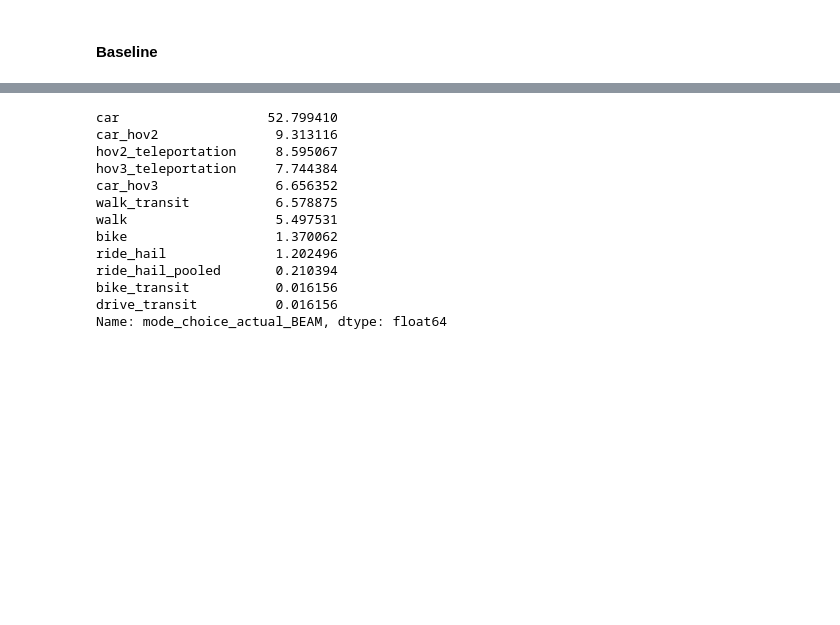
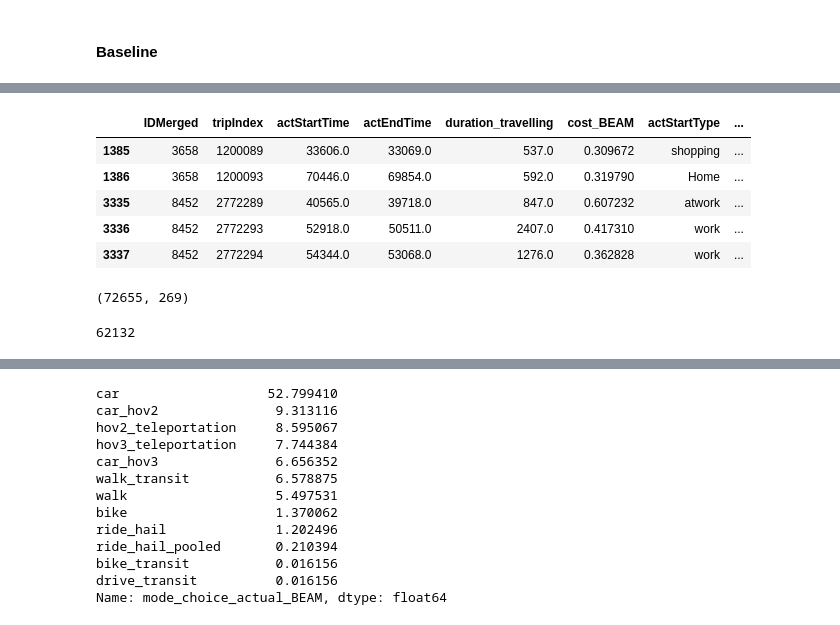
Before and after one commit to LBNL-UCB-STI/beam-core-analysis, a Jupyter notebook: Users/Nazanin/Stacked_Person_Trip_Dataset-Ridehail_price_recalibrated.ipynb, the cells around one changed output, grey strips where cells are left out. Saved outputs shown, nothing was run; the diff lists cells and outputs as text; code cells hidden in the pictures; blank space fills up the shorter version.

```diff
--- a/Users/Nazanin/Stacked_Person_Trip_Dataset-Ridehail_price_recalibrated.ipynb
+++ b/Users/Nazanin/Stacked_Person_Trip_Dataset-Ridehail_price_recalibrated.ipynb
@@ -45,0 +101,13 @@ sfbase.shape
+# %%
+diesel_car = sfbase_cleaned_final[(sfbase_cleaned_final['mode_choice_actual_BEAM'] == 'car')&(sfbase_cleaned_final['fuelDiesel'] >0)]
+# %%
+non_emg = diesel_car[~(diesel_car['vehicleIds'].str.contains('emergency'))]
+# %%
+non_emg.head()
+# %% [output]
+|  | IDMerged | tripIndex | actStartTime | actEndTime | duration_travelling | cost_BEAM | actStartType | ... |
+| 1385 | 3658 | 1200089 | 33606.0 | 33069.0 | 537.0 | 0.309672 | shopping | ... |
+| 1386 | 3658 | 1200093 | 70446.0 | 69854.0 | 592.0 | 0.319790 | Home | ... |
+| 3335 | 8452 | 2772289 | 40565.0 | 39718.0 | 847.0 | 0.607232 | atwork | ... |
+| 3336 | 8452 | 2772293 | 52918.0 | 50511.0 | 2407.0 | 0.417310 | work | ... |
+| 3337 | 8452 | 2772294 | 54344.0 | 53068.0 | 1276.0 | 0.362828 | work | ... |
@@ -45,0 +119,8 @@ sfbase.shape
+# %%
+diesel_car.shape
+# %% [output]
+(72655, 269)
+# %%
+num_emergency
+# %% [output]
+62132
```
Also changed, not shown: parts of 18 cells of this notebook.
